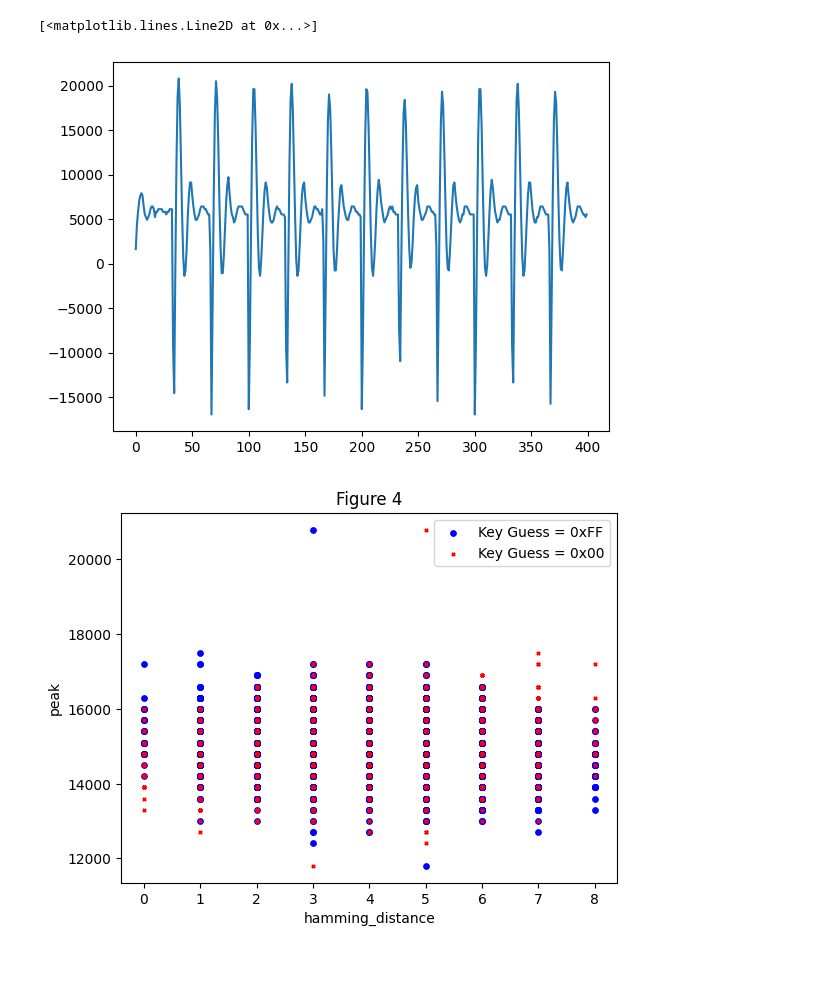
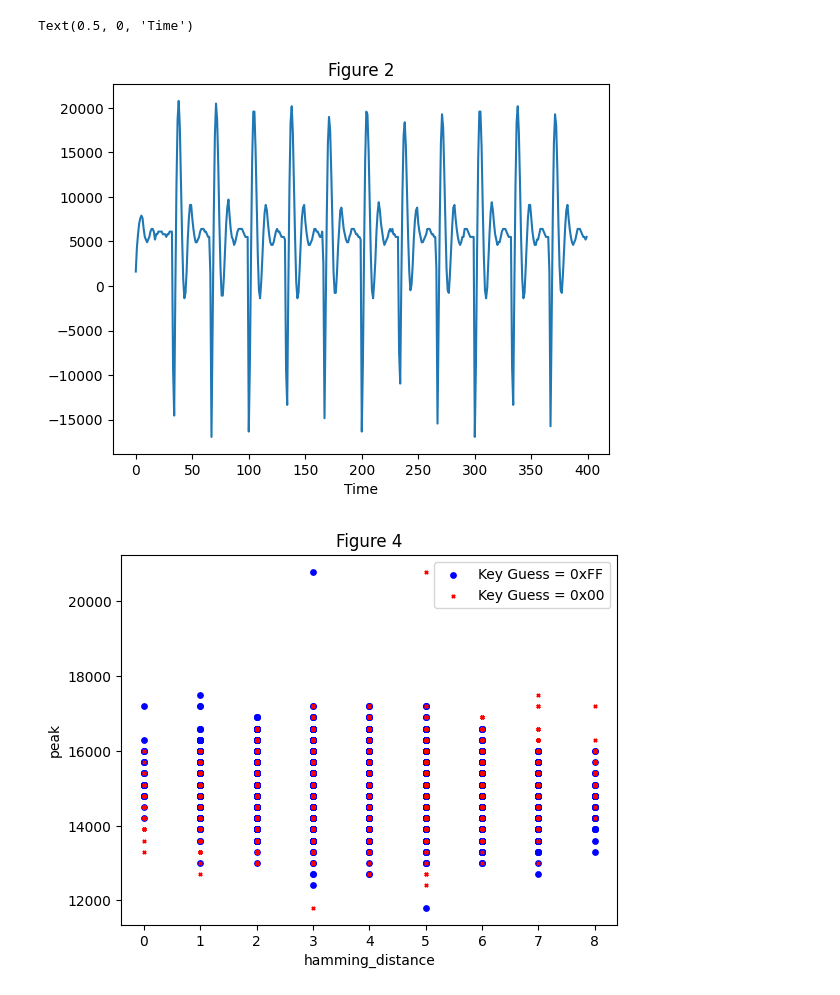
Before and after one commit to alljiang/ECE382V-Security, a Jupyter notebook: Lab 3/lab3.ipynb, the cells around one changed output. Cells and saved outputs as stored; diff of their text form; code cells hidden in the pictures; blank space fills up the shorter version.

```diff
--- a/Lab 3/lab3.ipynb
+++ b/Lab 3/lab3.ipynb
@@ -30,11 +30,12 @@ with open(ciphertext_file, 'r') as f:
 # %%
 # Question 1
 
-
 plt.plot(data[0])
+plt.title("Figure 2")
+plt.xlabel("Time")
 # %% [output]
-[<matplotlib.lines.Line2D at 0x...>]
+Text(0.5, 0, 'Time')
-[figure, old version]
+[figure, new version]
 # %%
 def track_peaks (trace):
     peak_minimum = 10000
```
Also changed, not shown: parts of 7 cells of this notebook, 5 other files.
